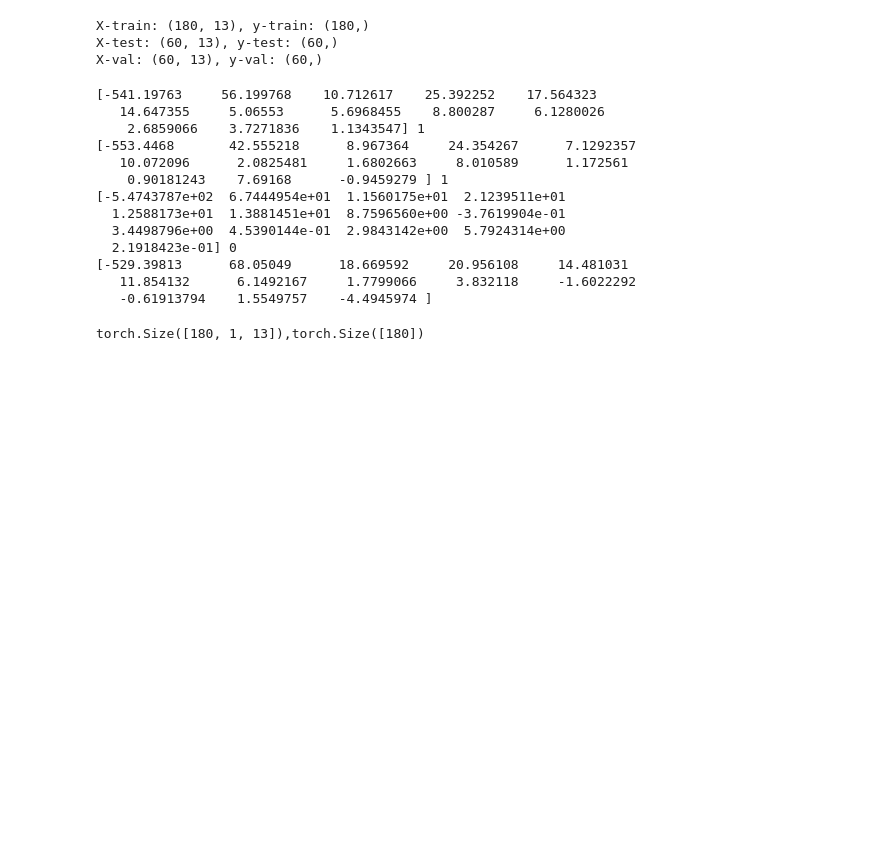
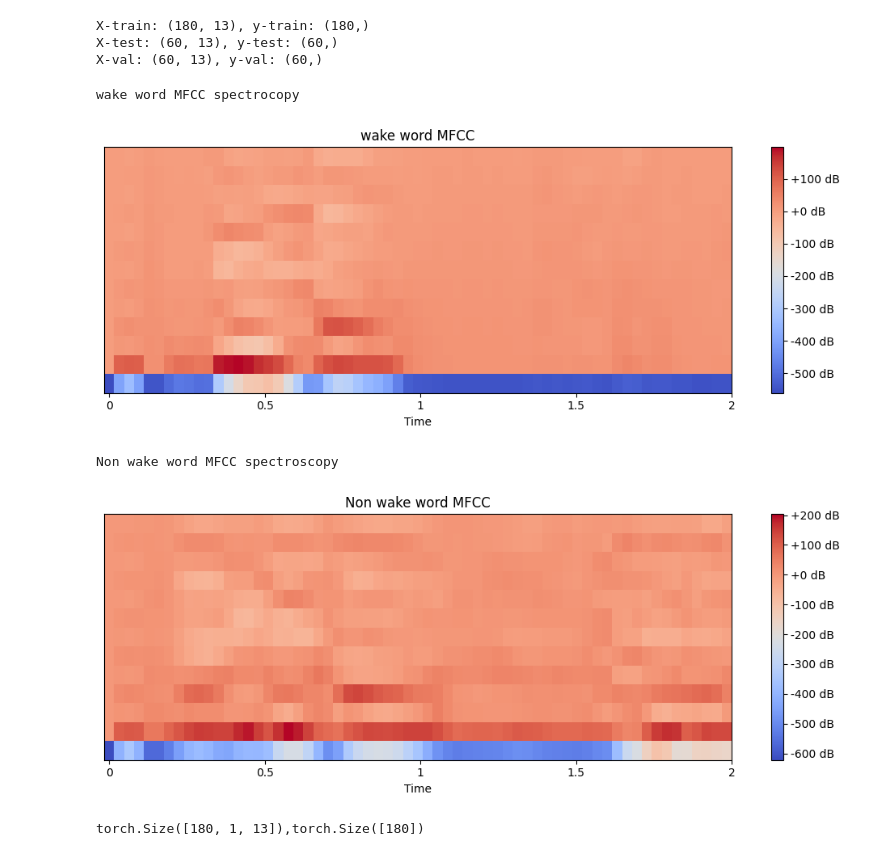
Before and after one commit to smagnuszewski/Raspberrypi_wake_word_detection, a Jupyter notebook: wake_word_detection_main.ipynb, the cells around one changed output. Drawn from its saved outputs; the diff is of its cells as text; code cells hidden in the pictures; blank space fills up the shorter version.

Commit message:
Added code to view MFCC spectrogram

```diff
--- a/wake_word_detection_main.ipynb
+++ b/wake_word_detection_main.ipynb
@@ -52,26 +52,41 @@ X-train: (180, 13), y-train: (180,)
 X-test: (60, 13), y-test: (60,)
 X-val: (60, 13), y-val: (60,)
 # %%
-print(wake_word_features[0],labels[0])
-print(wake_word_features[1],labels[1])
-print(non_wake_word_features[10],labels[110])
-print(features[100])
-#print(features[0])
-#print(features[2])
+## Extracting MFCC spectrogram
+
+import matplotlib.pyplot as plt
+def extract_full_mfcc(file_path, n_mfcc=13, n_fft=2048, hop_length=512, sr=16000):
+    # Load audio file
+    y, sr = librosa.load(file_path, sr=sr)
+    # Extract MFCCs
+    mfccs = librosa.feature.mfcc(y=y, sr=sr, n_mfcc=n_mfcc, n_fft=n_fft, hop_length=hop_length)
+    return mfccs
+
+def plot_mfcc(mfccs, sr=16000, hop_length=512,title='default MFCC'):
+    plt.figure(figsize=(10, 4))
+    librosa.display.specshow(mfccs, x_axis='time', sr=sr, hop_length=hop_length)
+    plt.colorbar(format='%+2.0f dB')
+    plt.title(title)
+    plt.tight_layout()
+    plt.show()
+
+sample_non_wake_word_features=extract_full_mfcc("nww_16\\random_speech_12.wav")
+sample_wake_word_features = extract_full_mfcc("ww_16\\raspi_10.wav")
+
+print("wake word MFCC spectrocopy")
+plot_mfcc(sample_wake_word_features,title="wake word MFCC")
+
+print("Non wake word MFCC spectroscopy")
+plot_mfcc(sample_non_wake_word_features,title="Non wake word MFCC")
+
+#print(features[10],labels[10]) ## Wake word features
+#print(features[20],labels[20]) ## Wake word features
+#print(features[150],labels[150]) ## Non-wake word features
 # %% [output]
-[-541.19763     56.199768    10.712617    25.392252    17.564323
-   14.647355     5.06553      5.6968455    8.800287     6.1280026
-    2.6859066    3.7271836    1.1343547] 1
-[-553.4468       42.555218      8.967364     24.354267      7.1292357
-   10.072096      2.0825481     1.6802663     8.010589      1.172561
-    0.90181243    7.69168      -0.9459279 ] 1
-[-5.4743787e+02  6.7444954e+01  1.1560175e+01  2.1239511e+01
-  1.2588173e+01  1.3881451e+01  8.7596560e+00 -3.7619904e-01
-  3.4498796e+00  4.5390144e-01  2.9843142e+00  5.7924314e+00
-  2.1918423e-01] 0
-[-529.39813      68.05049      18.669592     20.956108     14.481031
-   11.854132      6.1492167     1.7799066     3.832118     -1.6022292
-   -0.61913794    1.5549757    -4.4945974 ]
+wake word MFCC spectrocopy
+[figure, added]
+Non wake word MFCC spectroscopy
+[figure, added]
 # %%
 import torch
 import torch.nn as nn
```
